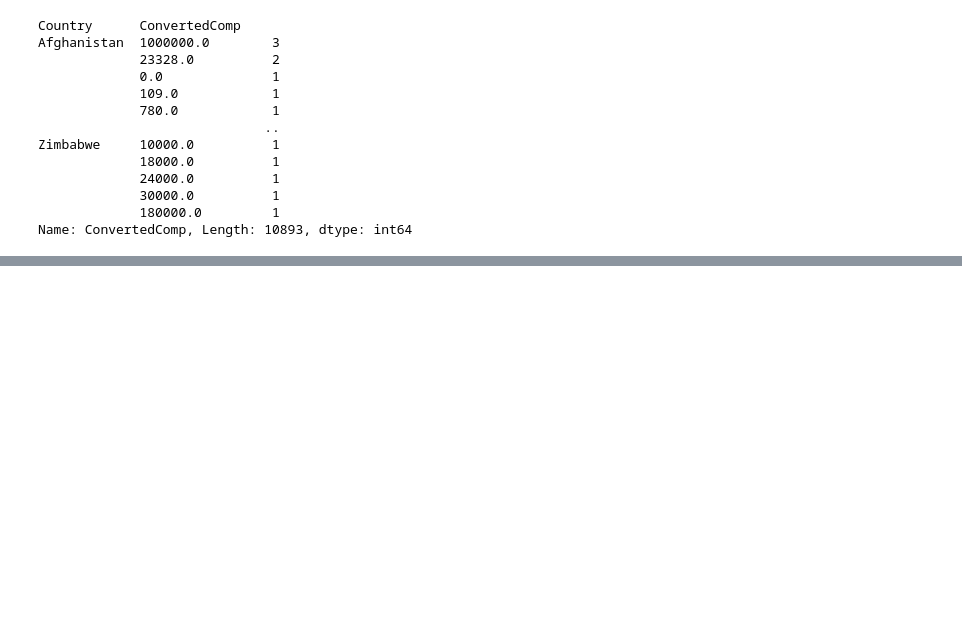
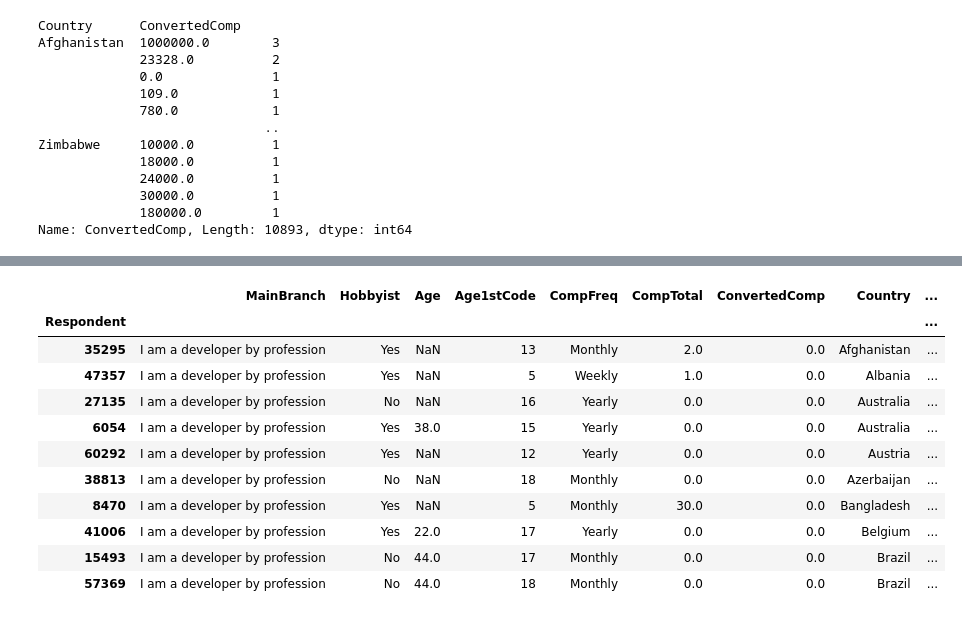
Before and after one commit to tucker517/Python, a Jupyter notebook: Py_Projects/Learning_Modules/Pandas/Pandas_Demo-checkpoint.ipynb, the cells around one changed output, grey strips where cells are left out. Cells and saved outputs as stored; diff of their text form; code cells hidden in the pictures; blank space fills up the shorter version.

```diff
--- a/Py_Projects/Learning_Modules/Pandas/Pandas_Demo-checkpoint.ipynb
+++ b/Py_Projects/Learning_Modules/Pandas/Pandas_Demo-checkpoint.ipynb
@@ -497,0 +580,15 @@ Name: ConvertedComp, Length: 10893, dtype: int64
+# %%
+df.nsmallest(10, 'ConvertedComp')
+# %% [output]
+|  | MainBranch | Hobbyist | Age | Age1stCode | CompFreq | CompTotal | ConvertedComp | Country | ... |
+| Respondent |  |  |  |  |  |  |  |  | ... |
+| 35295 | I am a developer by profession | Yes | NaN | 13 | Monthly | 2.0 | 0.0 | Afghanistan | ... |
+| 47357 | I am a developer by profession | Yes | NaN | 5 | Weekly | 1.0 | 0.0 | Albania | ... |
+| 27135 | I am a developer by profession | No | NaN | 16 | Yearly | 0.0 | 0.0 | Australia | ... |
+| 6054 | I am a developer by profession | Yes | 38.0 | 15 | Yearly | 0.0 | 0.0 | Australia | ... |
+| 60292 | I am a developer by profession | Yes | NaN | 12 | Yearly | 0.0 | 0.0 | Austria | ... |
+| 38813 | I am a developer by profession | No | NaN | 18 | Monthly | 0.0 | 0.0 | Azerbaijan | ... |
+| 8470 | I am a developer by profession | Yes | NaN | 5 | Monthly | 30.0 | 0.0 | Bangladesh | ... |
+| 41006 | I am a developer by profession | Yes | 22.0 | 17 | Yearly | 0.0 | 0.0 | Belgium | ... |
+| 15493 | I am a developer by profession | No | 44.0 | 17 | Monthly | 0.0 | 0.0 | Brazil | ... |
+| 57369 | I am a developer by profession | No | 44.0 | 18 | Monthly | 0.0 | 0.0 | Brazil | ... |
```
Also changed, not shown: parts of 16 cells of this notebook, 2 other files.
